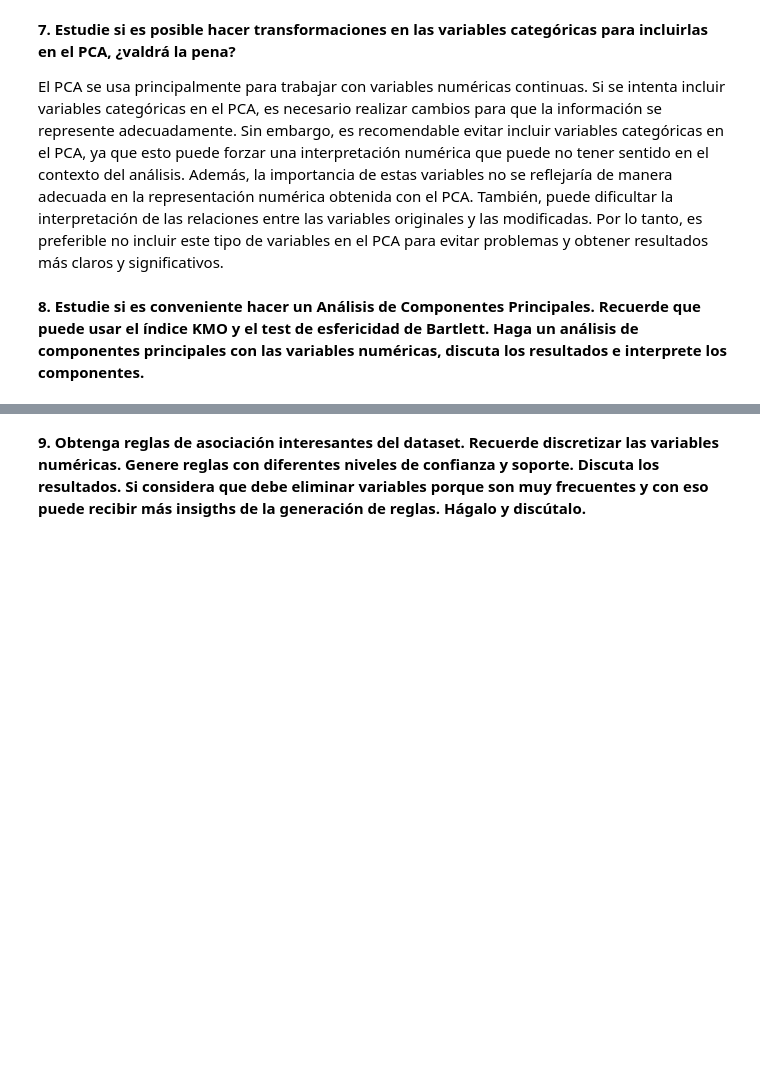
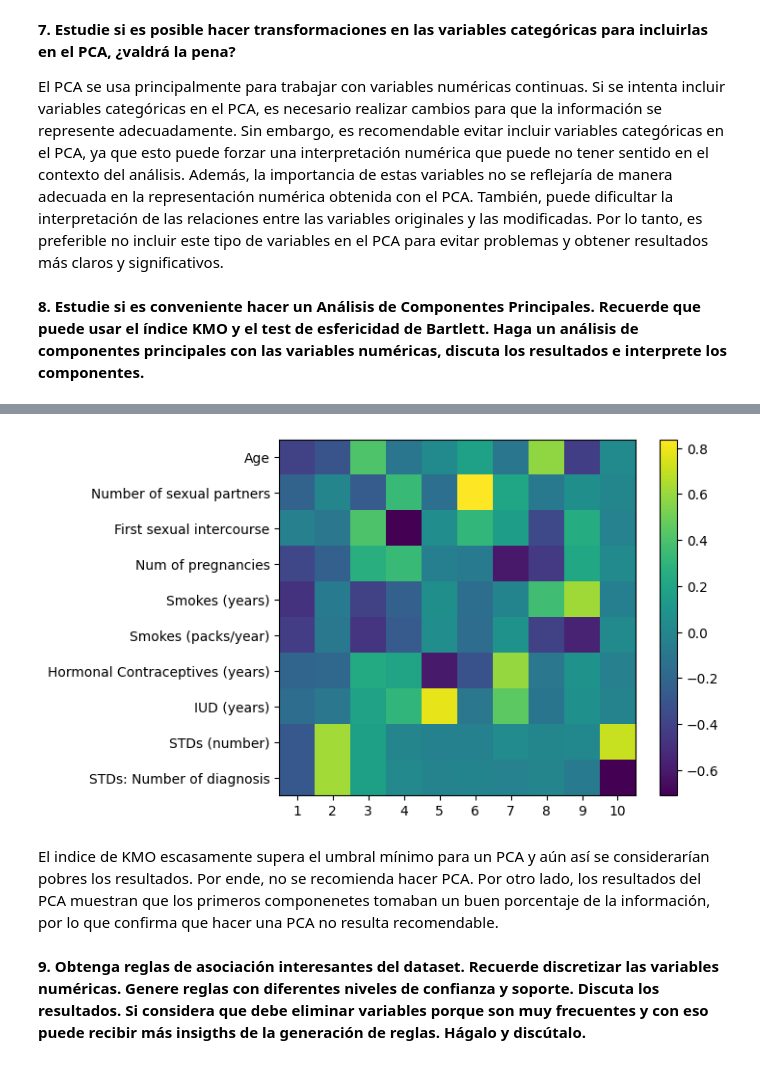
Before and after one commit to JorgeCab2711/Laboratorio-1-Data-Science, a Jupyter notebook: main.ipynb, the cells around one changed output, grey strips where cells are left out. Drawn from its saved outputs; the diff is of its cells as text; code cells hidden in the pictures; blank space fills up the shorter version.

```diff
--- a/main.ipynb
+++ b/main.ipynb
@@ -293,3 +386,41 @@ ModuleNotFoundError: No module named 'factor_analyzer'
+# %%
+import pandas as pd
+import numpy as np
+import matplotlib.pyplot as plt
+
+# Escalado de datos y extracción del PCA
+data_scaled = (data_numeric - data_numeric.mean()) / data_numeric.std()
+
+# Matriz de covarianza
+cov_matrix = data_scaled.cov()
+
+# Obtener los valores propios y los vectores propios de la matriz de covarianza
+eigenvalues, eigenvectors = np.linalg.eig(cov_matrix)
+
+# Ordenar los valores propios y los vectores propios de mayor a menor
+sorted_indices = np.argsort(eigenvalues)[::-1]
+eigenvalues = eigenvalues[sorted_indices]
+eigenvectors = eigenvectors[:, sorted_indices]
+
+# Traslado al DataFrame
+PCA_df = pd.DataFrame(
+    data=eigenvectors.T,
+    columns=data_scaled.columns,
+    index=['PC{}'.format(i + 1) for i in range(eigenvectors.shape[0])])
+
+# Visualización de los componentes del PCA
+fig, ax = plt.subplots(nrows=1, ncols=1)
+plt.imshow(PCA_df.values.T)
+plt.yticks(range(len(data_scaled.columns)), data_scaled.columns)
+plt.xticks(range(len(data_scaled.columns)), np.arange(eigenvectors.shape[0]) + 1)
+plt.grid(False)
+plt.colorbar()
+plt.show()
+# %% [output]
+[figure, added]
+# %% [markdown]
+El indice de KMO escasamente supera el umbral mínimo para un PCA y aún así se considerarían pobres los resultados. Por ende, no se recomienda hacer PCA.
+Por otro lado, los resultados del PCA muestran que los primeros componenetes tomaban un buen porcentaje de la información, por lo que confirma que hacer una PCA no resulta recomendable.
 # %% [markdown]
 __9. Obtenga reglas de asociación interesantes del dataset. Recuerde discretizar las variables numéricas.
 Genere reglas con diferentes niveles de confianza y soporte. Discuta los resultados. Si considera que
```
Also changed, not shown: parts of 9 cells of this notebook.
